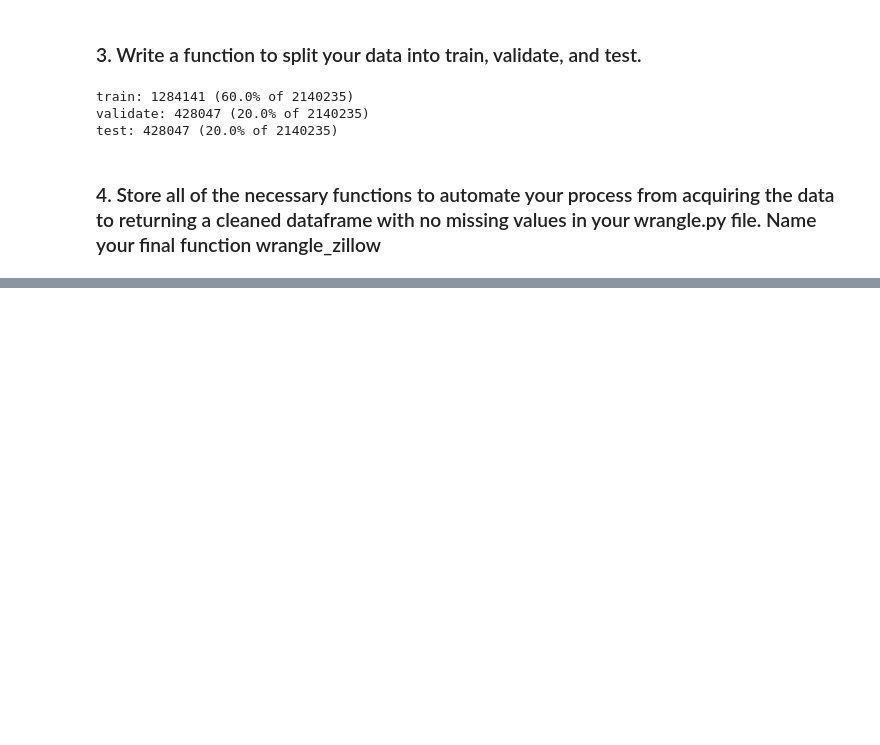
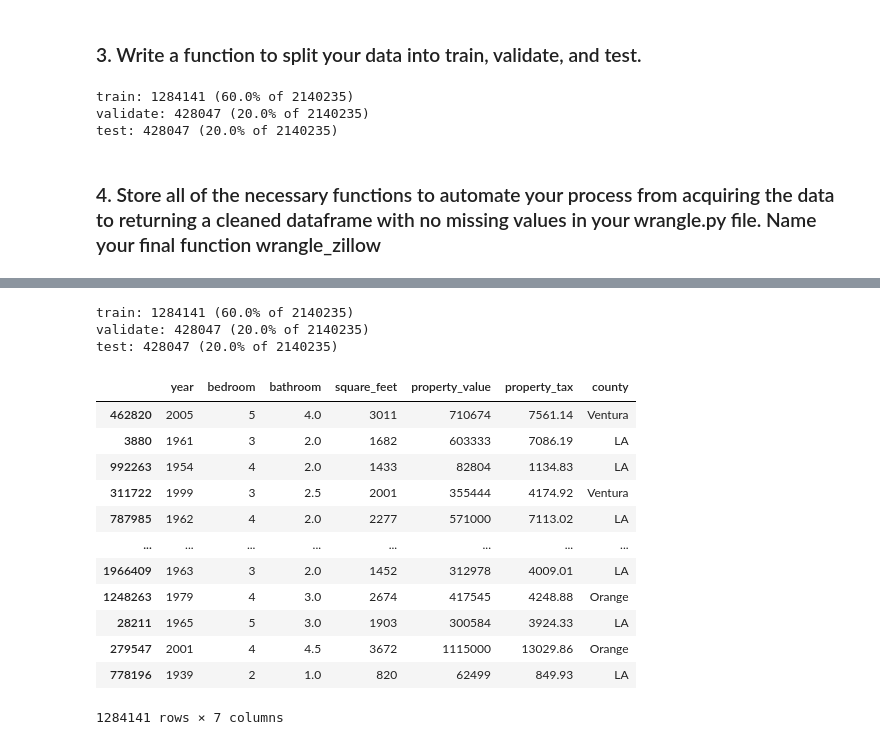
Before and after one commit to Luis-Martinez1/regression-exercises, a Jupyter notebook: wrangle.ipynb, the cells around one changed output, grey strips where cells are left out. Cells and saved outputs as stored; diff of their text form; code cells hidden in the pictures; blank space fills up the shorter version.

```diff
--- a/wrangle.ipynb
+++ b/wrangle.ipynb
@@ -143,6 +194,7 @@ df
 # %% [markdown]
 ### 3. Write a function to split your data into train, validate, and test.
 # %%
+# you dont stratify on the target variable when it's continuous
 from sklearn.model_selection import train_test_split
 
 def split_data(df):
@@ -152,7 +204,7 @@ def split_data(df):
     It returns three DataFrames with a printout of their proportion to the original DataFrame.
     """
     train, validate_test = train_test_split(df, train_size=0.6, random_state=123)
-    validate, test = train_test_split(validate_test, train_size=0.5, random_state=123)
+    validate, test = train_test_split(validate_test, test_size=0.5, random_state=123)
     print(f"train: {len(train)} ({round(len(train)/len(df), 2)*100}% of {len(df)})")
     print(
         f"validate: {len(validate)} ({round(len(validate)/len(df), 2)*100}% of {len(df)})"
@@ -162,7 +214,7 @@ def split_data(df):
     return train, validate, test
 # %%
 # use function
-df = split_data(df)
+train, validate, test = split_data(df)
 # %% [output]
 train: 1284141 (60.0% of 2140235)
 validate: 428047 (20.0% of 2140235)
@@ -286,4 +288,5 @@ df.describe().apply(lambda s: s.apply('{0:.5f}'.format))
 # %%
 # use function
-df = split_data(df)
+df = wrangle_zillow()
+df
 # %% [output]
@@ -292,0 +342,24 @@ test: 428047 (20.0% of 2140235)
+# %%
+# use split function
+train, validate, test = split_data(df)
+# %% [output]
+train: 1284141 (60.0% of 2140235)
+validate: 428047 (20.0% of 2140235)
+test: 428047 (20.0% of 2140235)
+# %%
+#check out train
+train
+# %% [output]
+|  | year | bedroom | bathroom | square_feet | property_value | property_tax | county |
+| 462820 | 2005 | 5 | 4.0 | 3011 | 710674 | 7561.14 | Ventura |
+| 3880 | 1961 | 3 | 2.0 | 1682 | 603333 | 7086.19 | LA |
+| 992263 | 1954 | 4 | 2.0 | 1433 | 82804 | 1134.83 | LA |
+| 311722 | 1999 | 3 | 2.5 | 2001 | 355444 | 4174.92 | Ventura |
+| 787985 | 1962 | 4 | 2.0 | 2277 | 571000 | 7113.02 | LA |
+| ... | ... | ... | ... | ... | ... | ... | ... |
+| 1966409 | 1963 | 3 | 2.0 | 1452 | 312978 | 4009.01 | LA |
+| 1248263 | 1979 | 4 | 3.0 | 2674 | 417545 | 4248.88 | Orange |
+| 28211 | 1965 | 5 | 3.0 | 1903 | 300584 | 3924.33 | LA |
+| 279547 | 2001 | 4 | 4.5 | 3672 | 1115000 | 13029.86 | Orange |
+| 778196 | 1939 | 2 | 1.0 | 820 | 62499 | 849.93 | LA |
+1284141 rows × 7 columns
```
Also changed, not shown: parts of 17 cells of this notebook.
